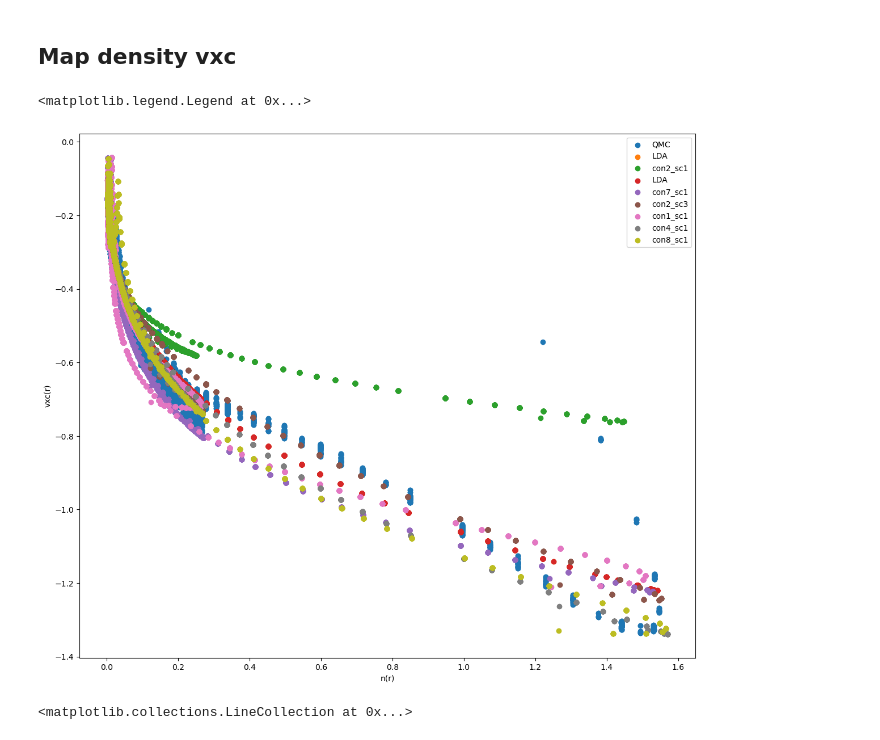
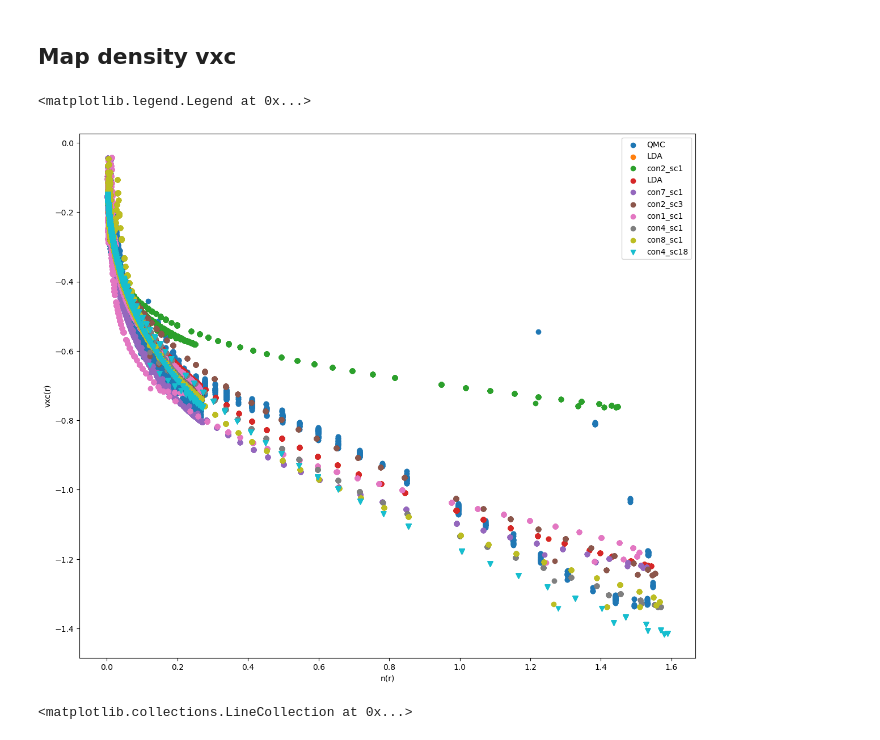
Before and after one commit to aouinaayoub/connector, a Jupyter notebook: fxc_connector-24-01.ipynb, the cells around one changed output. Saved outputs shown, nothing was run; the diff lists cells and outputs as text; code cells hidden in the pictures.

Commit message:
add con4_sc18 for nacl vxc map

```diff
--- a/fxc_connector-24-01.ipynb
+++ b/fxc_connector-24-01.ipynb
@@ -264,7 +279,7 @@ nacl_analyse.direct_gaps_data.loc[:,"type"]= [d[:3] for d in nacl_analyse.direct
 for key in nacl_analyse.dens_vxc_error_data.index :
     nacl_analyse.direct_gaps_data.loc[key,"con wins"]= nacl_analyse.con_win(key, criterion="direct_gap")
     nacl_analyse.direct_gaps_data.loc[key,["n0,r", "nrr'", "nhr_0" ]]= nacl_analyse.con_id(key)
-    nacl_analyse.direct_gaps_data.loc[key,"converged"]= nacl_analyse.dict[key]["residu"] < 1e-6
+    nacl_analyse.direct_gaps_data.loc[key,"converged"]= nacl_analyse.dict[key]["residu"] < 1e-5
 
     #### Same for dens_vxc data ###
     nacl_analyse.dens_vxc_error_data.loc[key,"con wins"]= nacl_analyse.con_win(key, criterion="density MaxARE(%)")
@@ -378,15 +393,17 @@ nacl_analyse.dens_vxc_error_data.sort_values("vxc MaxARE(%)")[:7]
 # %%
 plt.figure(figsize=(12*1.168,12))
 plt.scatter(nacl_analyse.newdens_QMC, nacl_analyse.vxc_qmc,label="QMC")
 plt.scatter(nacl_analyse.dict["LDA"]["dens"], nacl_analyse.dict["LDA"]["vxc"], label="LDA")
 for func in nacl_analyse.dens_vxc_error_data.sort_values("vxc MaxARE(%)").index[:7]:
     plt.scatter(nacl_analyse.dict[func]["dens"], nacl_analyse.dict[func]["vxc"], label=func)
+
+plt.scatter(nacl_analyse.dict["con4_sc18"]["dens"], nacl_analyse.dict["con4_sc18"]["vxc"], label="con4_sc18", marker="v")
 plt.xlabel("n(r)")
 plt.ylabel("vxc(r)")
 plt.legend()
 # %% [output]
 <matplotlib.legend.Legend at 0x...>
-[figure, old version]
+[figure, new version]
 # %%
 df_g=nacl_analyse.direct_gaps_data
 vlist= [df_g[df_g["type"]=="con"]["Relative error (%)"],
```
Also changed, not shown: parts of 4 cells of this notebook.
